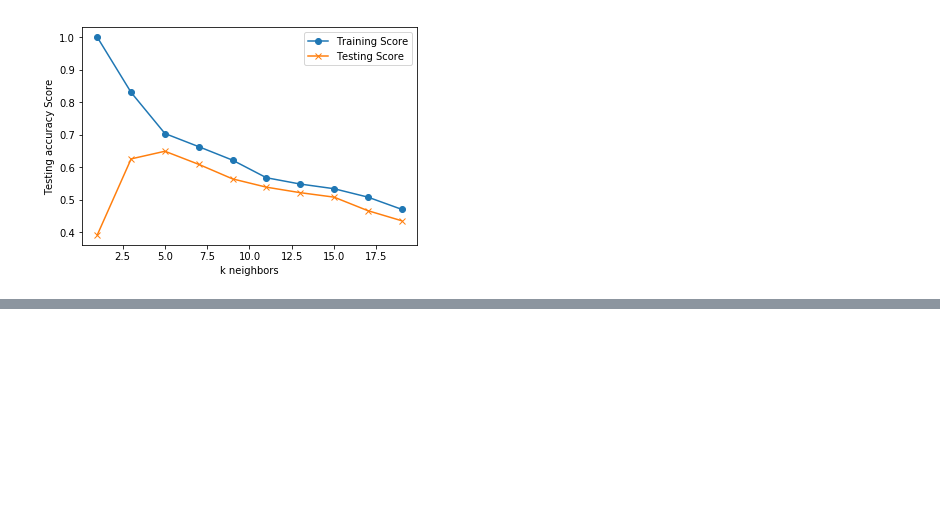
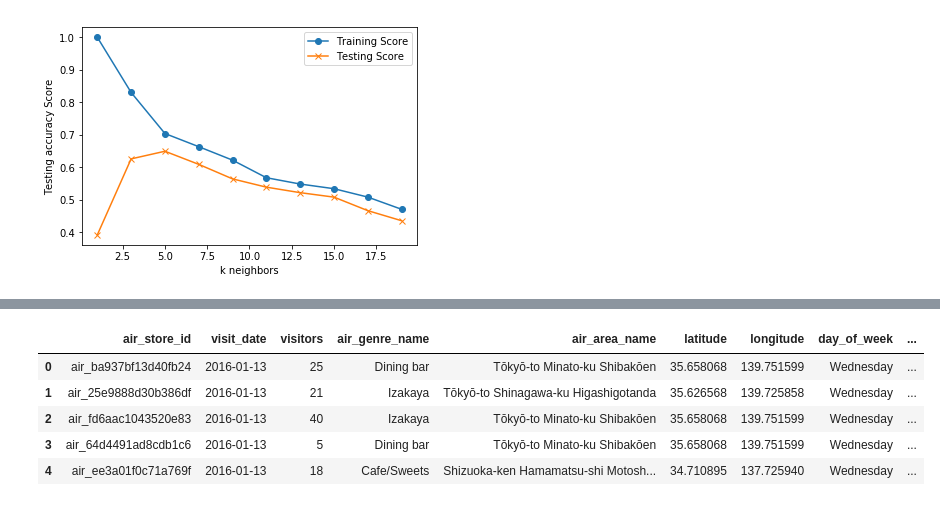
Before and after one commit to Gan001/dataviz-final-project, a Jupyter notebook: KNN_attempt.ipynb, the cells around one changed output, grey strips where cells are left out. Saved outputs shown, nothing was run; the diff lists cells and outputs as text; code cells hidden in the pictures; blank space fills up the shorter version.

```diff
--- a/KNN_attempt.ipynb
+++ b/KNN_attempt.ipynb
@@ -275,0 +339,26 @@ k: 19, Train/Test Score: 0.471/0.436
+# %%
+drop_region = ['Hokkaidō Katō-gun Motomachi',
+ 'Niigata-ken Kashiwazaki-shi Chūōchō',
+ 'Fukuoka-ken Fukuoka-shi Tenjin',
+ 'Tōkyō-to Meguro-ku Takaban',
+ 'Tōkyō-to Chiyoda-ku Kanda Jinbōchō',
+ 'Tōkyō-to Musashino-shi Midorichō',
+ 'Tōkyō-to Adachi-ku Chūōhonchō',
+ 'Tōkyō-to Kōtō-ku Tomioka',
+ 'Hokkaidō Sapporo-shi Atsubetsuchūō 1 Jō',
+ 'Tōkyō-to Edogawa-ku Chūō',
+ 'Hokkaidō Sapporo-shi Kita 24 Jōnishi',
+ 'Tōkyō-to Fuchū-shi Miyanishichō',
+ 'Ōsaka-fu Ōsaka-shi Ōhiraki',
+ 'Niigata-ken Niigata-shi Teraohigashi',
+ 'Ōsaka-fu Ōsaka-shi Nanbasennichimae',
+ 'Fukuoka-ken Kitakyūshū-shi Konyamachi',
+ 'Hyōgo-ken Amagasaki-shi Higashinanamatsuchō',
+ 'Tōkyō-to Musashino-shi Kichijōji Honchō',
+ 'Tōkyō-to Taitō-ku Asakusa',
+ 'Ōsaka-fu Suita-shi Izumichō',
+ 'Tōkyō-to Toshima-ku Sugamo',
+ 'Tōkyō-to Meguro-ku Jiyūgaoka',
+ 'Fukuoka-ken Fukuoka-shi Imaizumi',
+ 'Tōkyō-to Shibuya-ku Higashi',
+ 'Tōkyō-to Setagaya-ku Kitazawa']
@@ -275,0 +385,12 @@ k: 19, Train/Test Score: 0.471/0.436
+# %%
+for region in drop_region:
+    daily_df = daily_df.loc[daily_df['air_area_name'] != region]
+# %%
+daily_df.head()
+# %% [output]
+|  | air_store_id | visit_date | visitors | air_genre_name | air_area_name | latitude | longitude | day_of_week | ... |
+| 0 | air_ba937bf13d40fb24 | 2016-01-13 | 25 | Dining bar | Tōkyō-to Minato-ku Shibakōen | 35.658068 | 139.751599 | Wednesday | ... |
+| 1 | air_25e9888d30b386df | 2016-01-13 | 21 | Izakaya | Tōkyō-to Shinagawa-ku Higashigotanda | 35.626568 | 139.725858 | Wednesday | ... |
+| 2 | air_fd6aac1043520e83 | 2016-01-13 | 40 | Izakaya | Tōkyō-to Minato-ku Shibakōen | 35.658068 | 139.751599 | Wednesday | ... |
+| 3 | air_64d4491ad8cdb1c6 | 2016-01-13 | 5 | Dining bar | Tōkyō-to Minato-ku Shibakōen | 35.658068 | 139.751599 | Wednesday | ... |
+| 4 | air_ee3a01f0c71a769f | 2016-01-13 | 18 | Cafe/Sweets | Shizuoka-ken Hamamatsu-shi Motosh... | 34.710895 | 137.725940 | Wednesday | ... |
```
Also changed, not shown: parts of 24 cells of this notebook.
